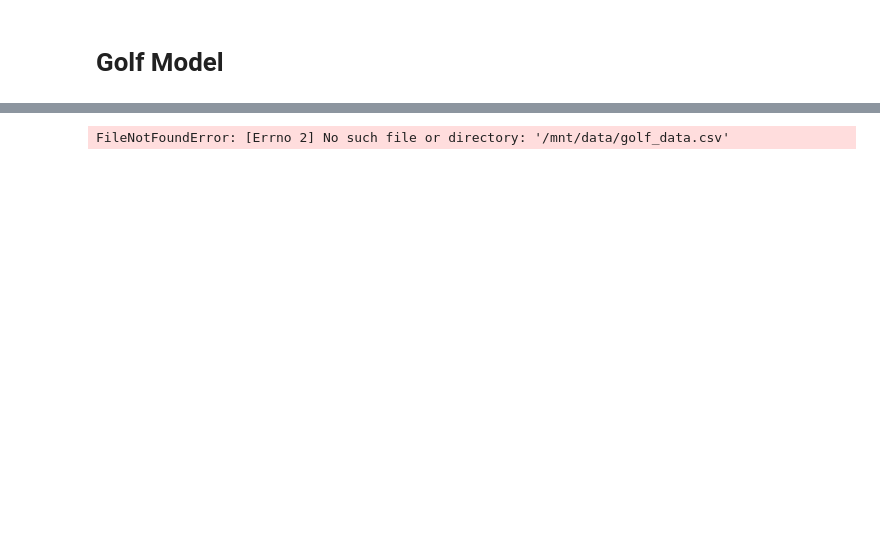
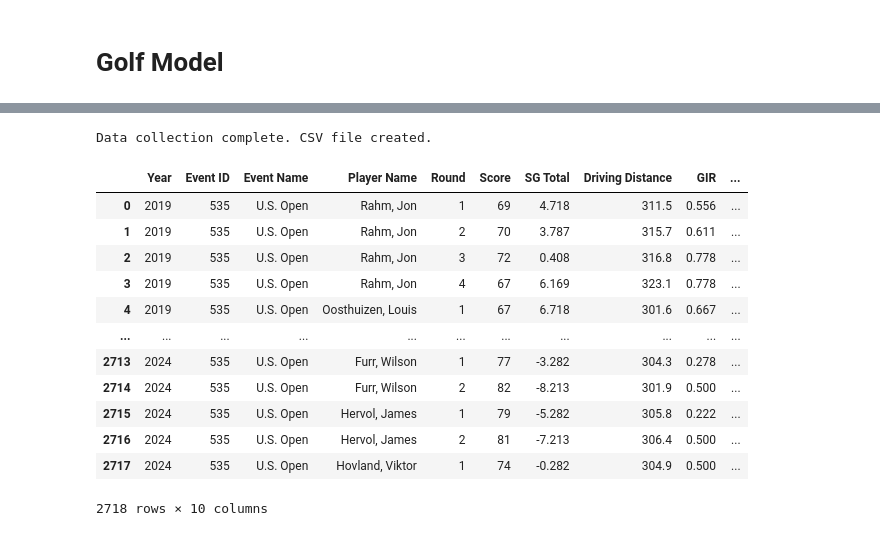
Before and after one commit to apell74/golf_model, a Jupyter notebook: index.ipynb, the cells around one changed output, grey strips where cells are left out. Drawn from its saved outputs; the diff is of its cells as text; code cells hidden in the pictures; blank space fills up the shorter version.

Commit message:
scraped data

```diff
--- a/index.ipynb
+++ b/index.ipynb
@@ -43,15 +111,14 @@ ls: /mnt/data: No such file or directory
 # %%
-# Create a file to store the CSV data
-with open('/mnt/data/golf_data.csv', 'w', newline='') as file:
+filename = 'full_golf_data.csv'
+
+# Open the file and write the CSV data
+with open(filename, 'w', newline='') as file:
     writer = csv.writer(file)
-
-    # Write the header row
     writer.writerow(['Year', 'Event ID', 'Event Name', 'Player Name', 'Round', 'Score', 'SG Total', 'Driving Distance', 'GIR', 'Scrambling'])
 
-    # Iterate over each year and event
     for year in years_of_interest:
         for event_name, event_id in event_ids.items():
-            # Get the stats for the event
+            # Get the stats for event
             stats = get_golf_stats('pga', event_id, year, api_key)
 
             # Check if stats is not None
@@ -65,7 +132,7 @@ with open('/mnt/data/golf_data.csv', 'w', newline='') as file:
                                 event_id,
                                 event_name,
                                 player['player_name'],
-                                round_number[-1],  # This gets the round number (e.g., '1' from 'round_1')
+                                round_number[-1],
                                 round_data['score'],
                                 round_data['sg_total'],
                                 round_data['driving_dist'],
@@ -75,15 +142,25 @@ with open('/mnt/data/golf_data.csv', 'w', newline='') as file:
 
 print("Data collection complete. CSV file created.")
 # %% [output]
-FileNotFoundError: [Errno 2] No such file or directory: '/mnt/data/golf_data.csv'
+Data collection complete. CSV file created.
 # %%
+# Specify the path to the CSV file
+golf_data_df = pd.read_csv(filename)
 
-
-# Specify the path to the CSV file
-csv_file_path = '/mnt/data/golf_data.csv'
-
-# Now, read the CSV file into a DataFrame
-golf_data_df = pd.read_csv(csv_file_path)
-
-# Show the first few rows of the DataFrame
-print(golf_data_df.head())
+# Now you can display the first few rows of the DataFrame to check it
+df = golf_data_df
+df
+# %% [output]
+|  | Year | Event ID | Event Name | Player Name | Round | Score | SG Total | Driving Distance | GIR | ... |
+| 0 | 2019 | 535 | U.S. Open | Rahm, Jon | 1 | 69 | 4.718 | 311.5 | 0.556 | ... |
+| 1 | 2019 | 535 | U.S. Open | Rahm, Jon | 2 | 70 | 3.787 | 315.7 | 0.611 | ... |
+| 2 | 2019 | 535 | U.S. Open | Rahm, Jon | 3 | 72 | 0.408 | 316.8 | 0.778 | ... |
+| 3 | 2019 | 535 | U.S. Open | Rahm, Jon | 4 | 67 | 6.169 | 323.1 | 0.778 | ... |
+| 4 | 2019 | 535 | U.S. Open | Oosthuizen, Louis | 1 | 67 | 6.718 | 301.6 | 0.667 | ... |
+| ... | ... | ... | ... | ... | ... | ... | ... | ... | ... | ... |
+| 2713 | 2024 | 535 | U.S. Open | Furr, Wilson | 1 | 77 | -3.282 | 304.3 | 0.278 | ... |
+| 2714 | 2024 | 535 | U.S. Open | Furr, Wilson | 2 | 82 | -8.213 | 301.9 | 0.500 | ... |
+| 2715 | 2024 | 535 | U.S. Open | Hervol, James | 1 | 79 | -5.282 | 305.8 | 0.222 | ... |
+| 2716 | 2024 | 535 | U.S. Open | Hervol, James | 2 | 81 | -7.213 | 306.4 | 0.500 | ... |
+| 2717 | 2024 | 535 | U.S. Open | Hovland, Viktor | 1 | 74 | -0.282 | 304.9 | 0.500 | ... |
+2718 rows × 10 columns
```
Also changed, not shown: parts of 17 cells of this notebook, 4 other files.
